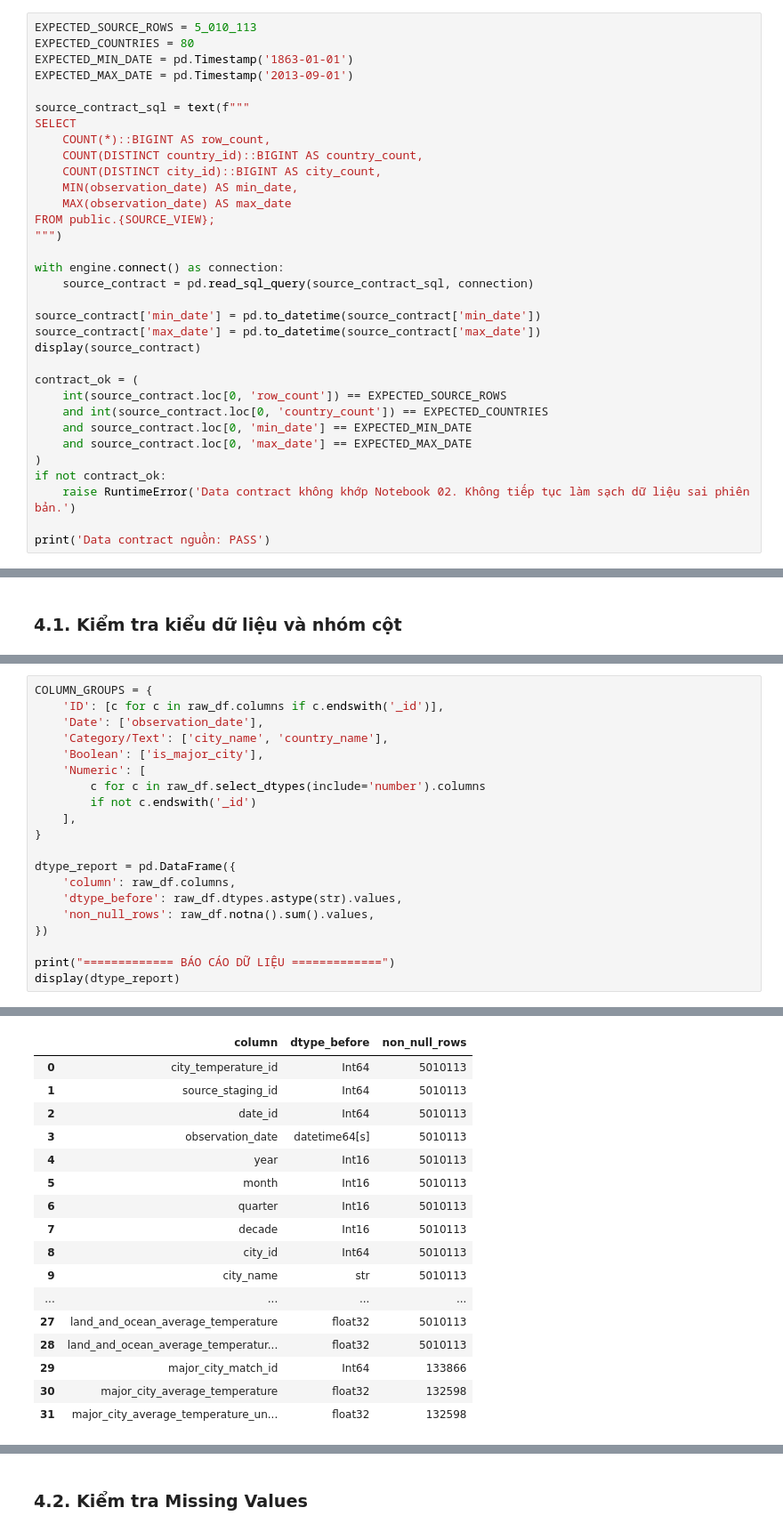
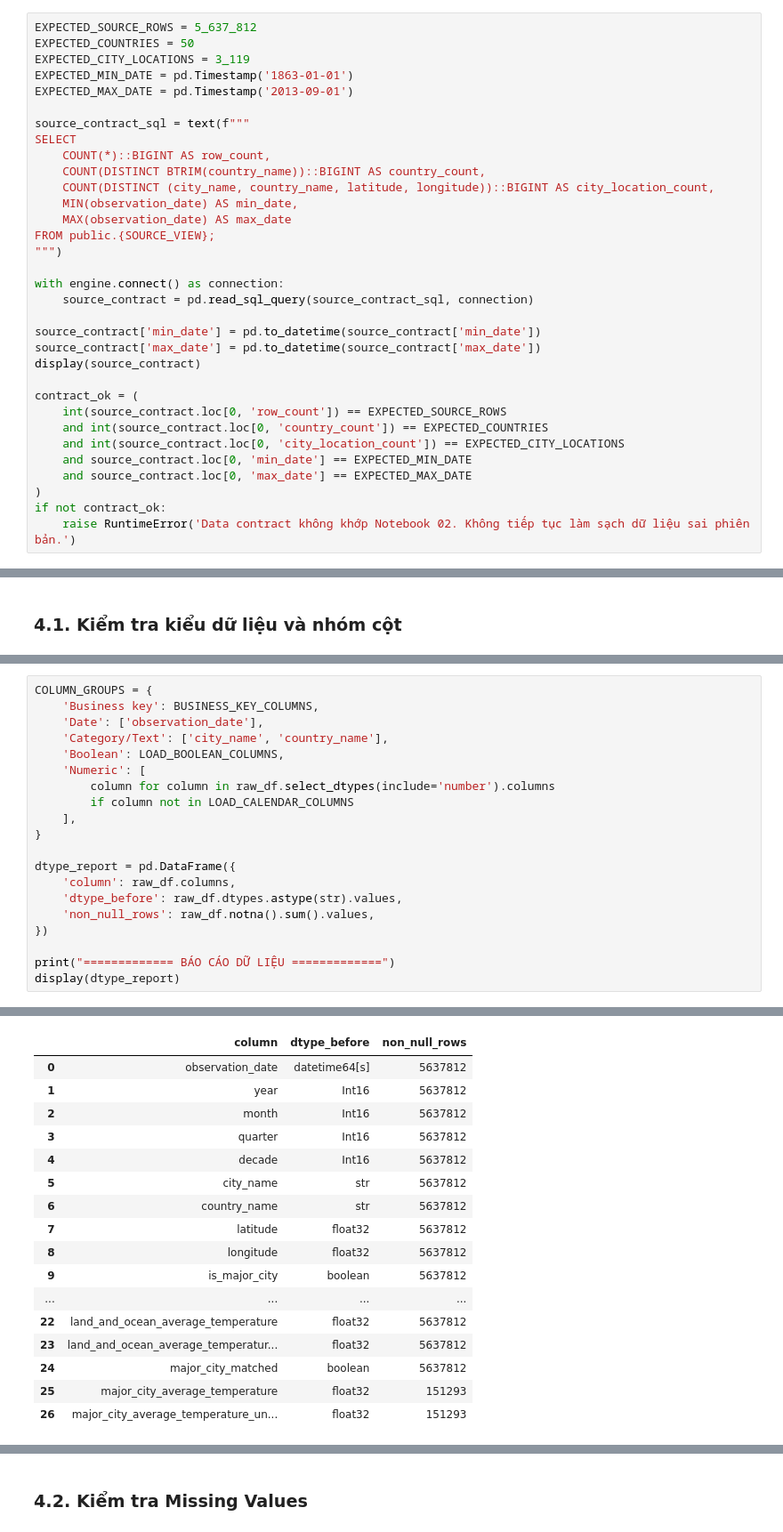
Before and after one commit to Sekaiiii1/Global-Surface-Temperature-Analysis, a Jupyter notebook: notebooks/03_data_cleaning.ipynb, the cells around one changed output, grey strips where cells are left out. Shown at 89% size. Cells and saved outputs as stored; diff of their text form.

```diff
--- a/notebooks/03_data_cleaning.ipynb
+++ b/notebooks/03_data_cleaning.ipynb
@@ -164,14 +164,15 @@ Theo Notebook 02, view nguồn phải có 5.010.113 dòng, 80 quốc gia, thời
 # %%
-EXPECTED_SOURCE_ROWS = 5_010_113
-EXPECTED_COUNTRIES = 80
+EXPECTED_SOURCE_ROWS = 5_637_812
+EXPECTED_COUNTRIES = 50
+EXPECTED_CITY_LOCATIONS = 3_119
 EXPECTED_MIN_DATE = pd.Timestamp('1863-01-01')
 EXPECTED_MAX_DATE = pd.Timestamp('2013-09-01')
 
 source_contract_sql = text(f"""
 SELECT
     COUNT(*)::BIGINT AS row_count,
-    COUNT(DISTINCT country_id)::BIGINT AS country_count,
-    COUNT(DISTINCT city_id)::BIGINT AS city_count,
+    COUNT(DISTINCT BTRIM(country_name))::BIGINT AS country_count,
+    COUNT(DISTINCT (city_name, country_name, latitude, longitude))::BIGINT AS city_location_count,
     MIN(observation_date) AS min_date,
     MAX(observation_date) AS max_date
 FROM public.{SOURCE_VIEW};
@@ -187,11 +188,10 @@ display(source_contract)
 contract_ok = (
     int(source_contract.loc[0, 'row_count']) == EXPECTED_SOURCE_ROWS
     and int(source_contract.loc[0, 'country_count']) == EXPECTED_COUNTRIES
+    and int(source_contract.loc[0, 'city_location_count']) == EXPECTED_CITY_LOCATIONS
     and source_contract.loc[0, 'min_date'] == EXPECTED_MIN_DATE
     and source_contract.loc[0, 'max_date'] == EXPECTED_MAX_DATE
 )
 if not contract_ok:
     raise RuntimeError('Data contract không khớp Notebook 02. Không tiếp tục làm sạch dữ liệu sai phiên bản.')
-
-print('Data contract nguồn: PASS')
 # %% [output]
@@ -330,42 +332,42 @@ Phần này kiểm tra dtype thực tế sau `pd.read_sql_query()` và phân lo
 # %%
 COLUMN_GROUPS = {
-    'ID': [c for c in raw_df.columns if c.endswith('_id')],
+    'Business key': BUSINESS_KEY_COLUMNS,
     'Date': ['observation_date'],
     'Category/Text': ['city_name', 'country_name'],
-    'Boolean': ['is_major_city'],
+    'Boolean': LOAD_BOOLEAN_COLUMNS,
     'Numeric': [
-        c for c in raw_df.select_dtypes(include='number').columns
-        if not c.endswith('_id')
+        column for column in raw_df.select_dtypes(include='number').columns
+        if column not in LOAD_CALENDAR_COLUMNS
     ],
 }
 
 dtype_report = pd.DataFrame({
     'column': raw_df.columns,
     'dtype_before': raw_df.dtypes.astype(str).values,
     'non_null_rows': raw_df.notna().sum().values,
 })
 
 print("============= BÁO CÁO DỮ LIỆU =============")
 display(dtype_report)
 # %% [output]
 ============= BÁO CÁO DỮ LIỆU =============
 |  | column | dtype_before | non_null_rows |
-| 0 | city_temperature_id | Int64 | 5010113 |
-| 1 | source_staging_id | Int64 | 5010113 |
-| 2 | date_id | Int64 | 5010113 |
-| 3 | observation_date | datetime64[s] | 5010113 |
-| 4 | year | Int16 | 5010113 |
-| 5 | month | Int16 | 5010113 |
-| 6 | quarter | Int16 | 5010113 |
-| 7 | decade | Int16 | 5010113 |
-| 8 | city_id | Int64 | 5010113 |
-| 9 | city_name | str | 5010113 |
+| 0 | observation_date | datetime64[s] | 5637812 |
+| 1 | year | Int16 | 5637812 |
+| 2 | month | Int16 | 5637812 |
+| 3 | quarter | Int16 | 5637812 |
+| 4 | decade | Int16 | 5637812 |
+| 5 | city_name | str | 5637812 |
+| 6 | country_name | str | 5637812 |
+| 7 | latitude | float32 | 5637812 |
+| 8 | longitude | float32 | 5637812 |
+| 9 | is_major_city | boolean | 5637812 |
 | ... | ... | ... | ... |
-| 27 | land_and_ocean_average_temperature | float32 | 5010113 |
-| 28 | land_and_ocean_average_temperatur... | float32 | 5010113 |
-| 29 | major_city_match_id | Int64 | 133866 |
-| 30 | major_city_average_temperature | float32 | 132598 |
-| 31 | major_city_average_temperature_un... | float32 | 132598 |
+| 22 | land_and_ocean_average_temperature | float32 | 5637812 |
+| 23 | land_and_ocean_average_temperatur... | float32 | 5637812 |
+| 24 | major_city_matched | boolean | 5637812 |
+| 25 | major_city_average_temperature | float32 | 151293 |
+| 26 | major_city_average_temperature_un... | float32 | 151293 |
 # %%
 group_report = pd.DataFrame(
     [{'group': group, 'column_count': len(columns), 'columns': ', '.join(columns)}
```
Also changed, not shown: parts of 53 cells of this notebook.
